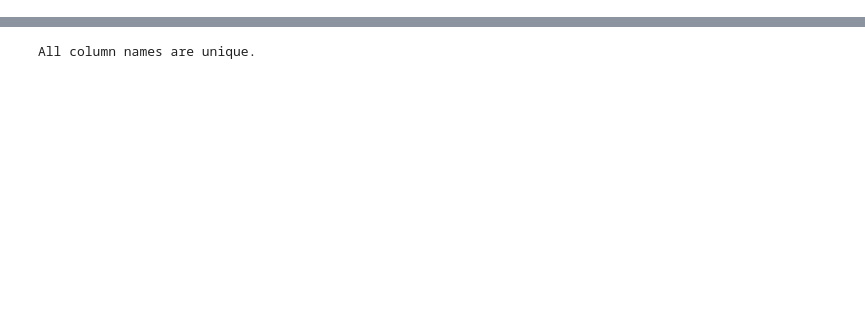
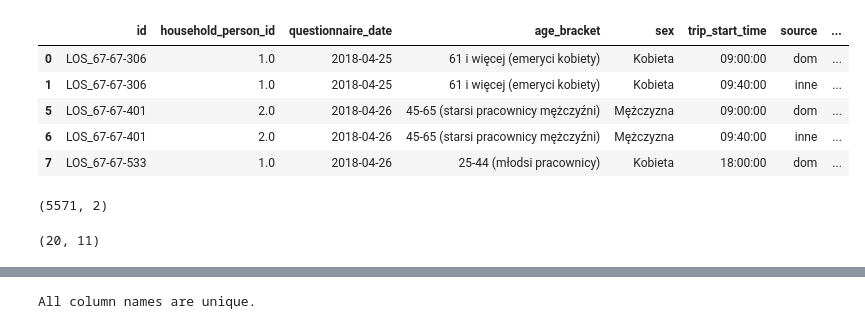
Before and after one commit to AgataSkibinska/urban-mobility-project, a Jupyter notebook: notebooks/mc_simulation_distributions/distributions.ipynb, the cells around one changed output, grey strips where cells are left out. Drawn from its saved outputs; the diff is of its cells as text; code cells hidden in the pictures; blank space fills up the shorter version.

```diff
--- a/notebooks/mc_simulation_distributions/distributions.ipynb
+++ b/notebooks/mc_simulation_distributions/distributions.ipynb
@@ -4,3 +4,18 @@ import os
 import pandas as pd
 # %%
 pd.options.display.max_columns = None
+# %%
+kbr_data_path = '../../data/raw/KBR/'
+kbr_dir_path = '1_Ankiety_w_gospodarstwach_domowych/'
+kbr_file_path = 'Etap_V_1_1_Ankiety_w_gospodarstwach_domowych_Wroclaw.xlsx'
+excel_sheet = 'Wrocław_ankiety+podróże'
+
+data = pd.read_excel(os.path.join(kbr_data_path, kbr_dir_path, kbr_file_path), excel_sheet, header=[0,1], engine='openpyxl')
+
+data.columns = [f'{i}_{j}' for i, j in data.columns]
+data = data.iloc[0:14241]
+
+if data.shape[1] == len(set(list(data.columns))):
+    print('All column names are unique.')
+else:
+    print('All column names are NOT unique.')
@@ -6,0 +74,27 @@ pd.options.display.max_columns = None
+# %%
+data_filtered['person_id'] = data_filtered['id'] + data_filtered['questionnaire_date'].astype('str') + data_filtered['household_person_id'].astype('str')
+data_filtered['trip_start_time'] = data_filtered['trip_start_time'].astype('str')
+data_filtered['source'] = data_filtered['source'].str.replace('Inne', 'inne')
+data_filtered['destination'] = data_filtered['destination'].str.replace('Inne', 'inne')
+data_filtered['what_inne'] = data_filtered['what_inne'].str.replace('Inne', 'inne')
+data_filtered['source-destination'] = data_filtered['source-destination'].str.replace('Inne', 'inne')
+# %%
+# bez inne
+data_filtered = data_filtered[
+    (~data_filtered['source-destination'].str.contains('inne')) &
+    (data_filtered['source-destination'] != '-')
+]
+# %%
+# z inne
+data_filtered = data_filtered[
+    data_filtered['source-destination'] != '-'
+]
+# %%
+data_filtered.head()
+# %% [output]
+|  | id | household_person_id | questionnaire_date | age_bracket | sex | trip_start_time | source | ... |
+| 0 | LOS_67-67-306 | 1.0 | 2018-04-25 | 61 i więcej (emeryci kobiety) | Kobieta | 09:00:00 | dom | ... |
+| 1 | LOS_67-67-306 | 1.0 | 2018-04-25 | 61 i więcej (emeryci kobiety) | Kobieta | 09:40:00 | inne | ... |
+| 5 | LOS_67-67-401 | 2.0 | 2018-04-26 | 45-65 (starsi pracownicy mężczyźni) | Mężczyzna | 09:00:00 | dom | ... |
+| 6 | LOS_67-67-401 | 2.0 | 2018-04-26 | 45-65 (starsi pracownicy mężczyźni) | Mężczyzna | 09:40:00 | inne | ... |
+| 7 | LOS_67-67-533 | 1.0 | 2018-04-26 | 25-44 (młodsi pracownicy) | Kobieta | 18:00:00 | dom | ... |
@@ -6,0 +107,10 @@ pd.options.display.max_columns = None
+# %%
+df1.shape
+# %% [output]
+(5571, 2)
+# %%
+data_filtered[
+    data_filtered['source-destination'] == 'dom-dom'
+].shape
+# %% [output]
+(20, 11)
```
Also changed, not shown: parts of 19 cells of this notebook, 3 other files.
